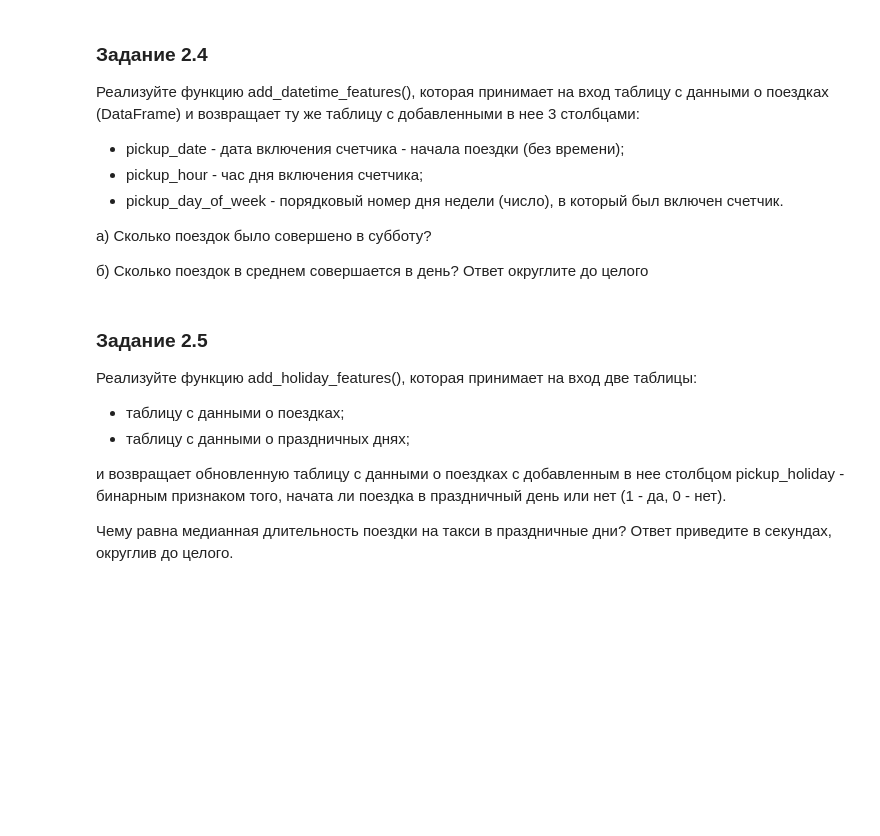
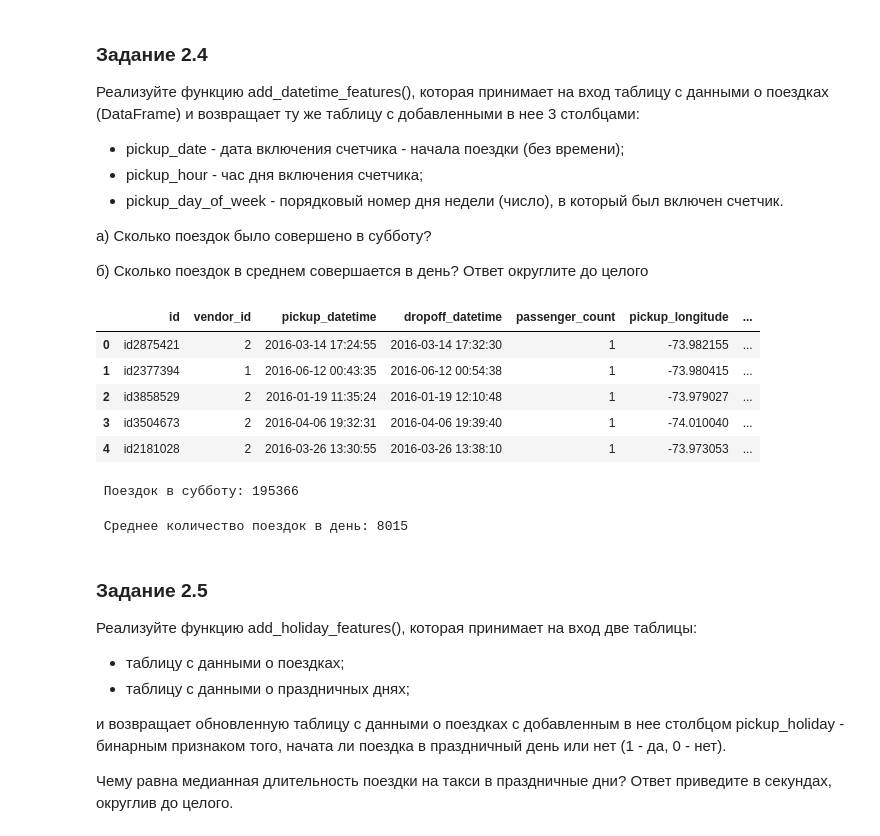
Before and after one commit to Losyash/pw_ii, a Jupyter notebook: notebook.ipynb, the cells around one changed output. Cells and saved outputs as stored; diff of their text form; code cells hidden in the pictures; blank space fills up the shorter version.

```diff
--- a/notebook.ipynb
+++ b/notebook.ipynb
@@ -106,0 +125,8 @@ taxi_data.info()
+# %%
+taxi_data['pickup_datetime'] = pd.to_datetime(taxi_data['pickup_datetime'], format='%Y-%m-%d %H:%M:%S')
+taxi_data['dropoff_datetime'] = pd.to_datetime(taxi_data['dropoff_datetime'], format='%Y-%m-%d %H:%M:%S')
+
+start_date = taxi_data['pickup_datetime'].min().strftime('%Y-%m-%d')
+end_date = taxi_data['pickup_datetime'].max().strftime('%Y-%m-%d')
+
+print(f'Временные рамки поездок: {start_date} по {end_date}')
@@ -140,3 +195,32 @@ taxi_data.info()
+# %%
+def add_datetime_features(taxi_data):
+  taxi_data['pickup_date'] = taxi_data['pickup_datetime'].dt.date
+  taxi_data['pickup_hour'] = taxi_data['pickup_datetime'].dt.hour
+  taxi_data['pickup_day_of_week'] = taxi_data['pickup_datetime'].dt.day_of_week
+  return taxi_data
+# %%
+taxi_data = add_datetime_features(taxi_data)
+taxi_data.head()
+# %% [output]
+|  | id | vendor_id | pickup_datetime | dropoff_datetime | passenger_count | pickup_longitude | ... |
+| 0 | id2875421 | 2 | 2016-03-14 17:24:55 | 2016-03-14 17:32:30 | 1 | -73.982155 | ... |
+| 1 | id2377394 | 1 | 2016-06-12 00:43:35 | 2016-06-12 00:54:38 | 1 | -73.980415 | ... |
+| 2 | id3858529 | 2 | 2016-01-19 11:35:24 | 2016-01-19 12:10:48 | 1 | -73.979027 | ... |
+| 3 | id3504673 | 2 | 2016-04-06 19:32:31 | 2016-04-06 19:39:40 | 1 | -74.010040 | ... |
+| 4 | id2181028 | 2 | 2016-03-26 13:30:55 | 2016-03-26 13:38:10 | 1 | -73.973053 | ... |
+# %%
+saturday_trips = taxi_data[taxi_data['pickup_day_of_week'] == 6]
+number_of_saturday_trips = len(saturday_trips)
+
+print(f' Поездок в субботу: {number_of_saturday_trips}')
+# %% [output]
+ Поездок в субботу: 195366
+# %%
+daily_average_trips = taxi_data.groupby('pickup_date').size().mean()
+
+print(f' Среднее количество поездок в день: {round(daily_average_trips)}')
+# %% [output]
+ Среднее количество поездок в день: 8015
 # %% [markdown]
 ### Задание 2.5
 Реализуйте функцию add_holiday_features(), которая принимает на вход две таблицы:
```
Also changed, not shown: parts of 30 cells of this notebook.
